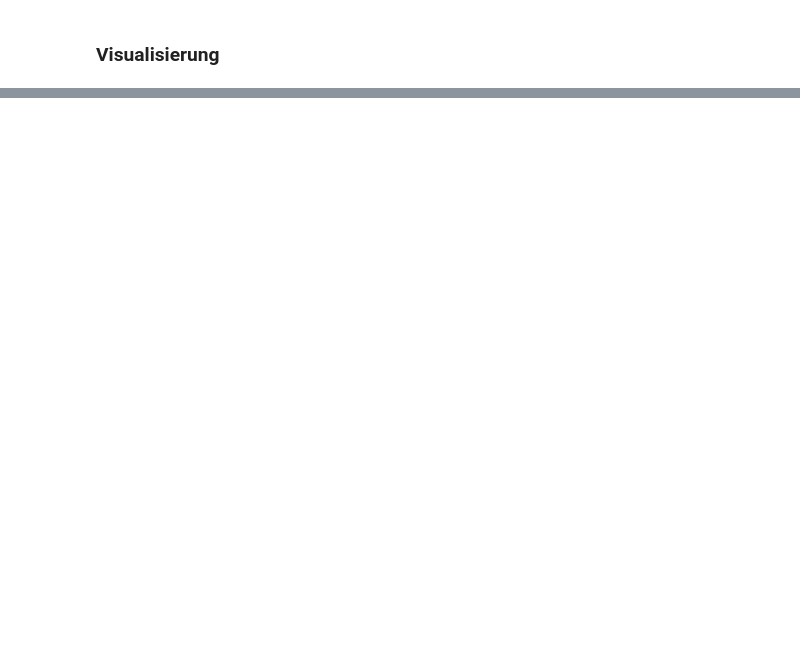
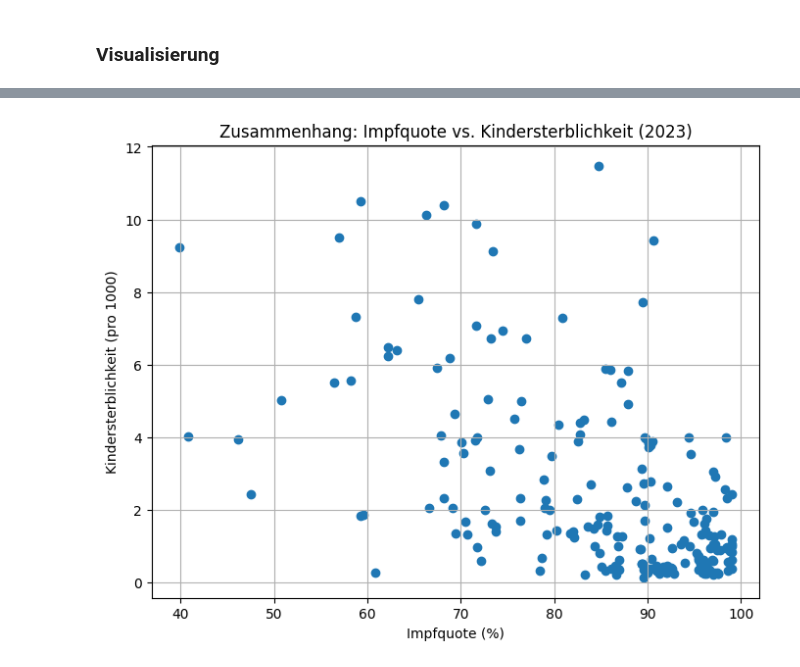
Before and after one commit to gandlea/LN-2-HS2025, a Jupyter notebook: Leistungsnachweis.ipynb, the cells around one changed output, grey strips where cells are left out. Drawn from its saved outputs; the diff is of its cells as text; code cells hidden in the pictures; blank space fills up the shorter version.

```diff
--- a/Leistungsnachweis.ipynb
+++ b/Leistungsnachweis.ipynb
@@ -563,0 +636,10 @@ plt.show()
+# %%
+plt.figure(figsize=(8,6))
+plt.scatter(df_2023["Impfungen Durchschnitt"], df_2023["Child Mortality Rate"])
+plt.title("Zusammenhang: Impfquote vs. Kindersterblichkeit (2023)")
+plt.xlabel("Impfquote (%)")
+plt.ylabel("Kindersterblichkeit (pro 1000)")
+plt.grid(True)
+plt.show()
+# %% [output]
+[figure, added]
```
Also changed, not shown: parts of 12 cells of this notebook.
